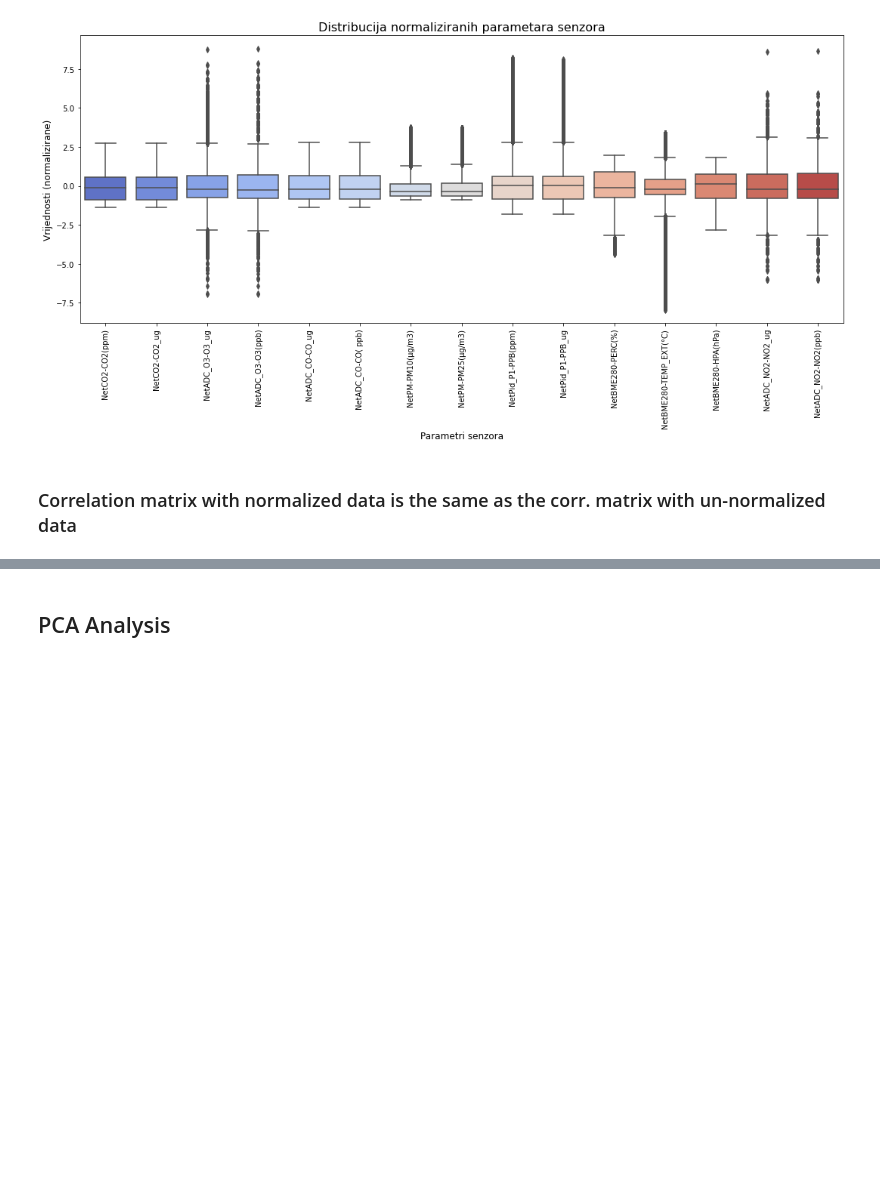
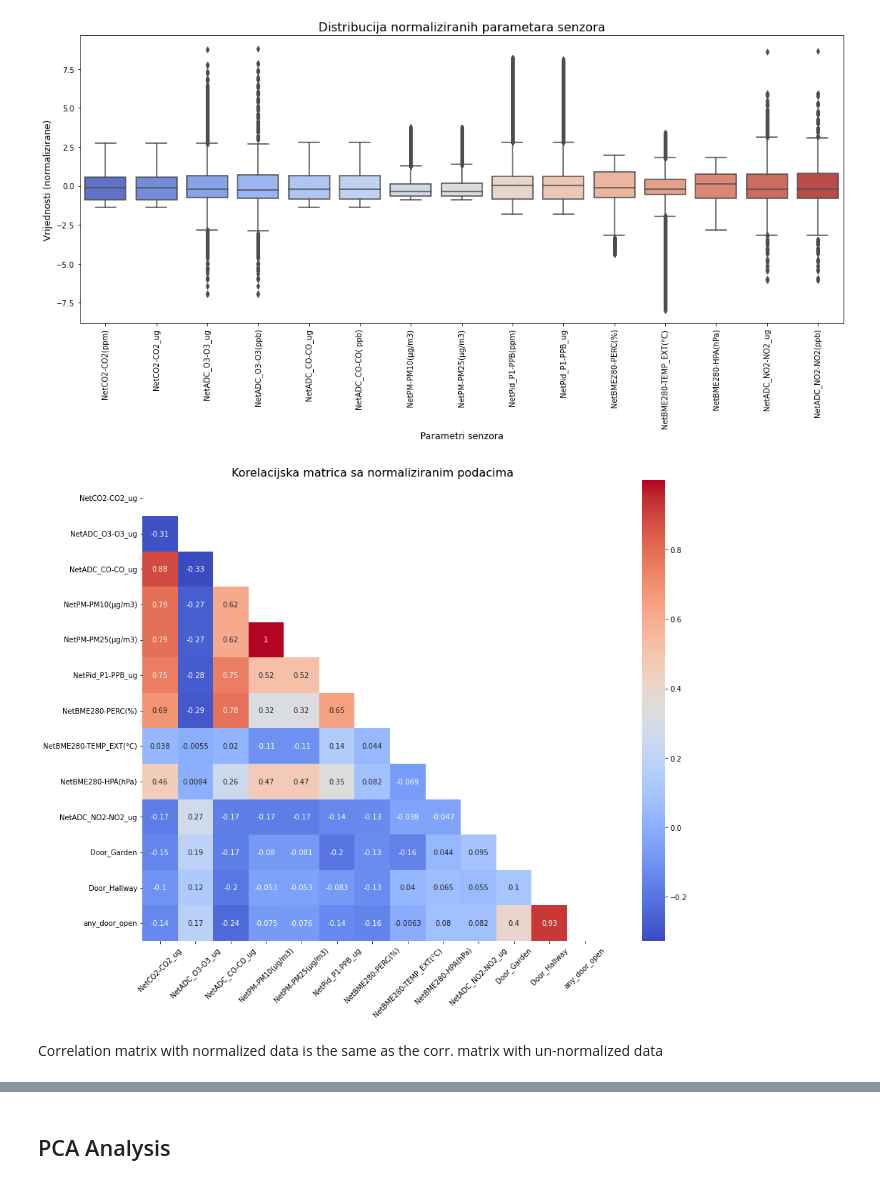
Before and after one commit to jurajtodic/AirQualityDetection, a Jupyter notebook: main.ipynb, the cells around one changed output, grey strips where cells are left out. Drawn from its saved outputs; the diff is of its cells as text; code cells hidden in the pictures; blank space fills up the shorter version.

```diff
--- a/main.ipynb
+++ b/main.ipynb
@@ -657,5 +442,17 @@ plt.tight_layout()  # Adjust layout to prevent overlap
 plt.show()
 # %% [output]
 [figure]
+# %%
+# Generate correlation matrix
+correlation_matrix = sensor_df_normalized[columns_to_consider].corr()
+
+plt.figure(figsize=(16, 11))
+sns.heatmap(correlation_matrix, annot=True, cmap='coolwarm', mask=np.triu(np.ones_like(correlation_matrix, dtype=bool)), square=True)
+plt.title("Korelacijska matrica sa normaliziranim podacima", fontsize=16)
+plt.xticks(rotation=45)
+plt.tight_layout()
+plt.show()
+# %% [output]
+[figure, added]
 # %% [markdown]
-### Correlation matrix with normalized data is the same as the corr. matrix with un-normalized data
+Correlation matrix with normalized data is the same as the corr. matrix with un-normalized data
```
Also changed, not shown: parts of 68 cells of this notebook, 1 other file.
